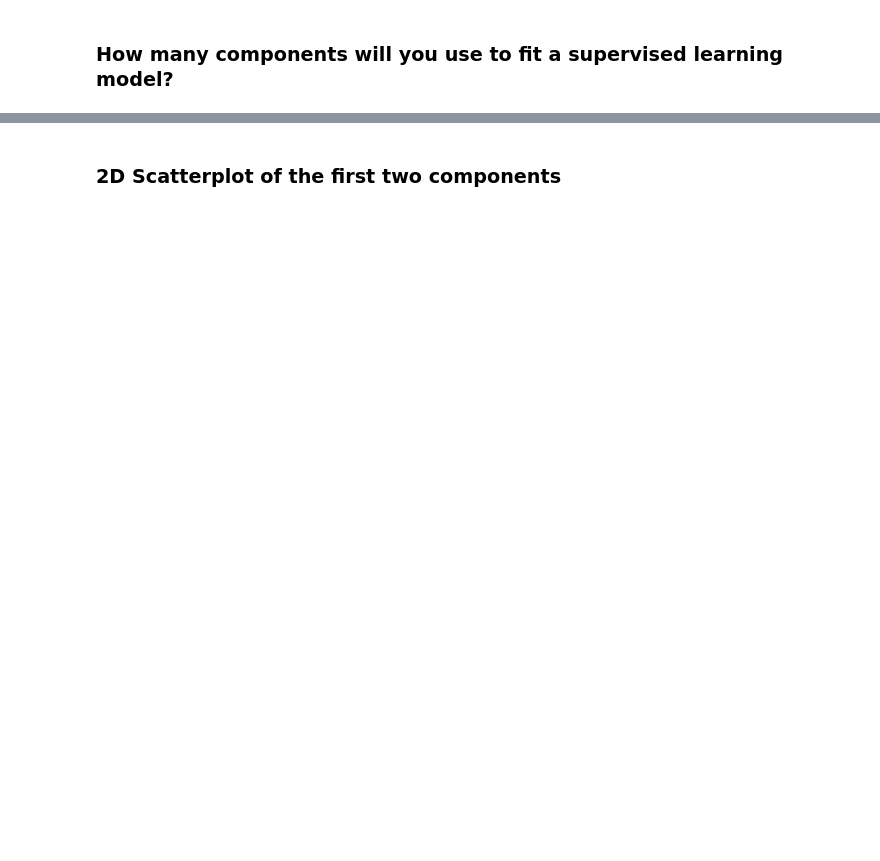
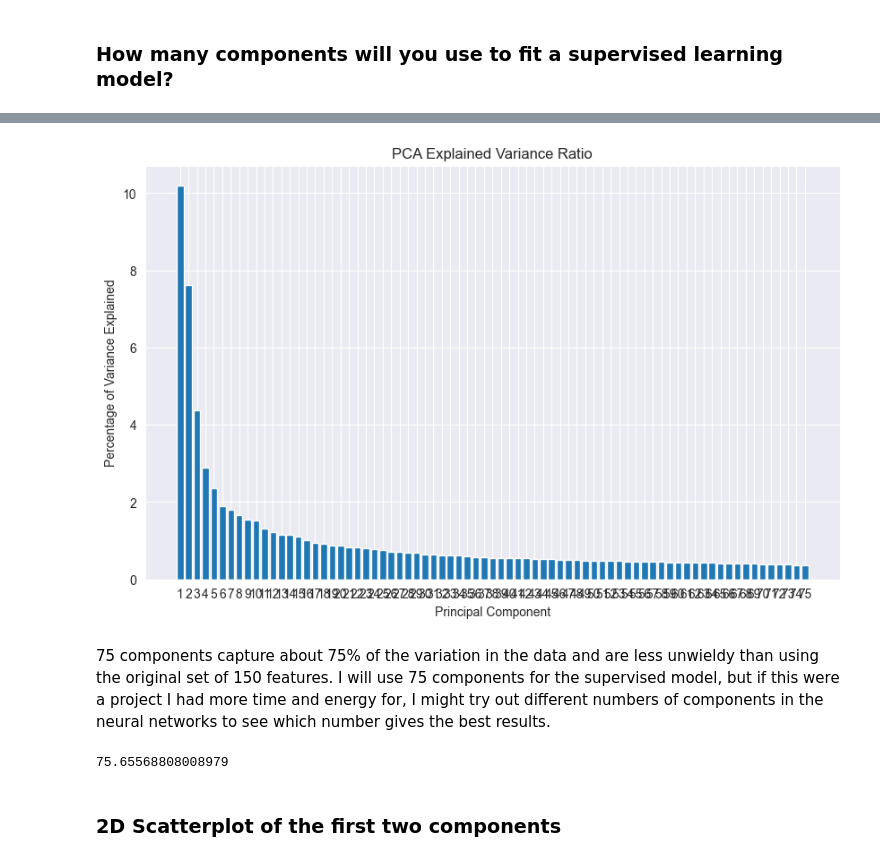
Before and after one commit to paigenpark/Computational-Social-Science-Projects, a Jupyter notebook: project-4/Project 4 Students.ipynb, the cells around one changed output, grey strips where cells are left out. Drawn from its saved outputs; the diff is of its cells as text; code cells hidden in the pictures; blank space fills up the shorter version.

Commit message:
finished project

```diff
--- a/project-4/Project 4 Students.ipynb
+++ b/project-4/Project 4 Students.ipynb
@@ -132,2 +138,25 @@ plt.show()
+# %%
+## PCA (fitting to data, transforming the data)
+pca = PCA(n_components=75)
+pca.fit(nhanes_scaled)
+nhanes_pca = pca.transform(nhanes_scaled)
+# %%
+## plot explained variance ratio
+percent_variance = pca.explained_variance_ratio_ * 100
+plt.figure(figsize=(10, 6))
+plt.bar(range(1, len(percent_variance) + 1), percent_variance)
+plt.xlabel('Principal Component')
+plt.ylabel('Percentage of Variance Explained')
+plt.title('PCA Explained Variance Ratio')
+plt.xticks(range(1, len(percent_variance) + 1))
+plt.show()
+# %% [output]
+[figure, added]
+# %% [markdown]
+75 components capture about 75% of the variation in the data and are less unwieldy than using the original set of 150 features. I will use 75 components for the supervised model, but if this were a project I had more time and energy for, I might try out different numbers of components in the neural networks to see which number gives the best results.
+# %%
+percent_variance.sum()
+# %% [output]
+75.65568808008979
 # %% [markdown]
 ### 2D Scatterplot of the first two components
```
Also changed, not shown: parts of 43 cells of this notebook.
